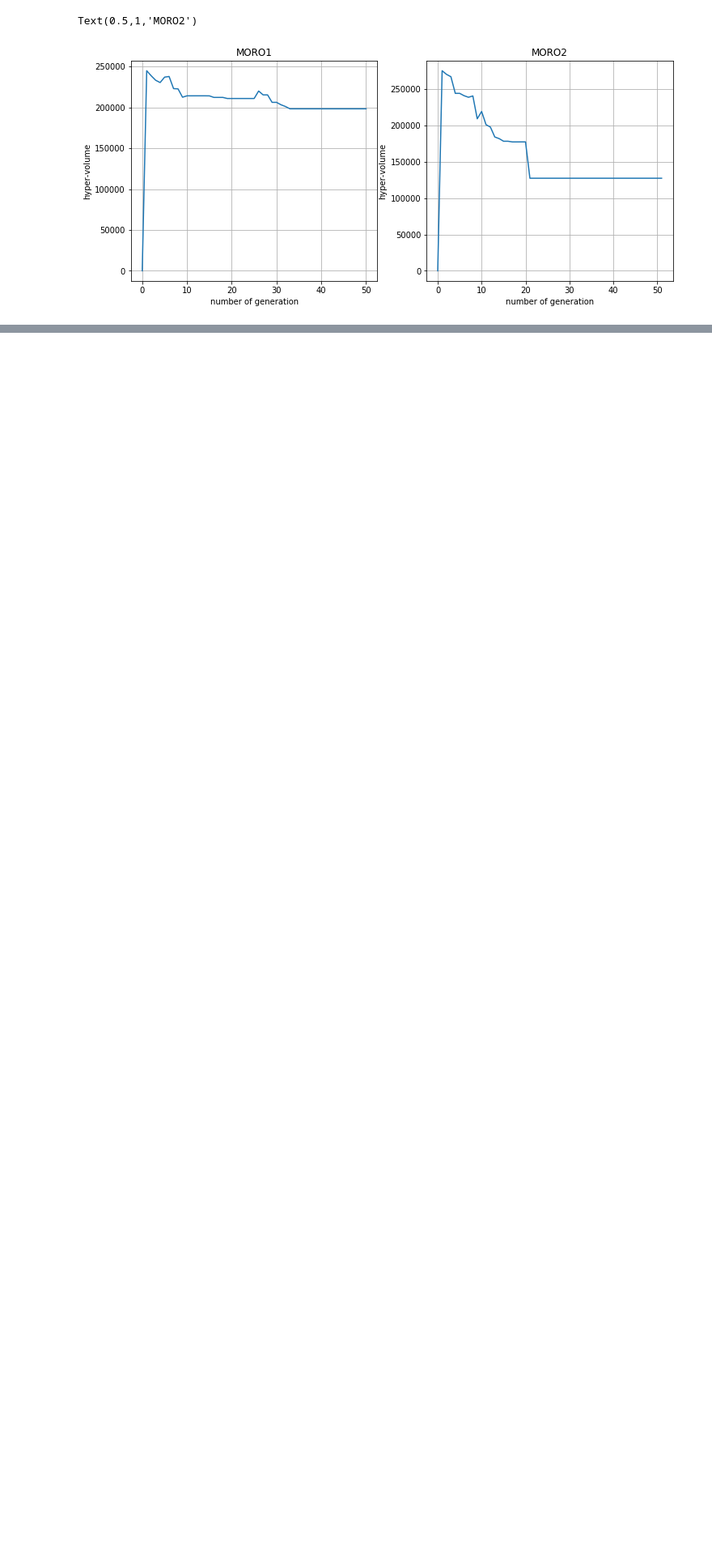
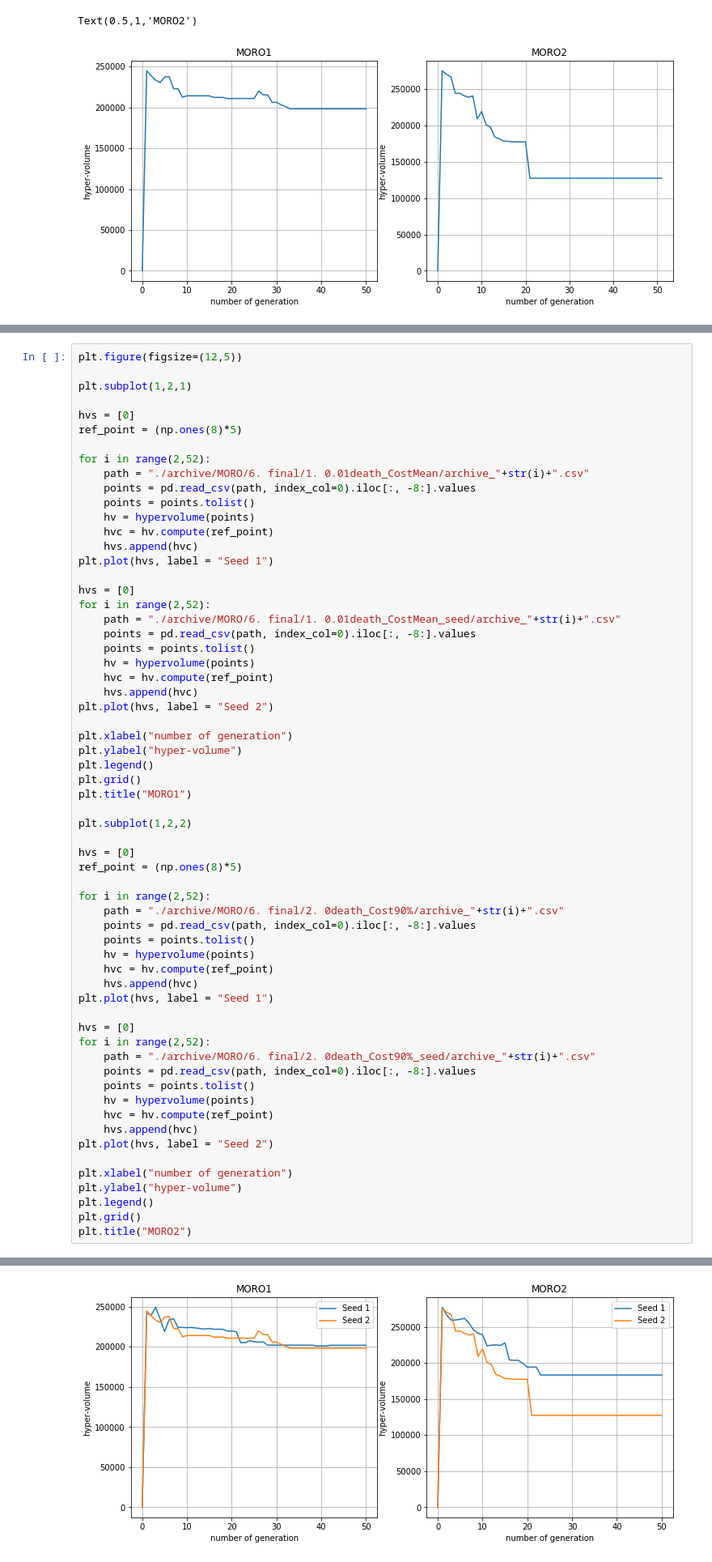
Before and after one commit to yuvenious/epa1361_titan, a Jupyter notebook: final assignment/hv_calculation.ipynb, the cells around one changed output, grey strips where cells are left out. Shown: that part at 81% size. Drawn from its saved outputs; the diff is of its cells as text; blank space fills up the shorter version.

```diff
--- a/final assignment/hv_calculation.ipynb
+++ b/final assignment/hv_calculation.ipynb
@@ -126,0 +130,63 @@ Text(0.5,1,'MORO2')
+# %%
+plt.figure(figsize=(12,5))
+
+plt.subplot(1,2,1)
+
+hvs = [0]
+ref_point = (np.ones(8)*5)
+
+for i in range(2,52):
+    path = "./archive/MORO/6. final/1. 0.01death_CostMean/archive_"+str(i)+".csv"
+    points = pd.read_csv(path, index_col=0).iloc[:, -8:].values
+    points = points.tolist()
+    hv = hypervolume(points)
+    hvc = hv.compute(ref_point)
+    hvs.append(hvc)
+plt.plot(hvs, label = "Seed 1")
+
+hvs = [0]
+for i in range(2,52):
+    path = "./archive/MORO/6. final/1. 0.01death_CostMean_seed/archive_"+str(i)+".csv"
+    points = pd.read_csv(path, index_col=0).iloc[:, -8:].values
+    points = points.tolist()
+    hv = hypervolume(points)
+    hvc = hv.compute(ref_point)
+    hvs.append(hvc)
+plt.plot(hvs, label = "Seed 2")
+
+plt.xlabel("number of generation")
+plt.ylabel("hyper-volume")
+plt.legend()
+plt.grid()
+plt.title("MORO1")
+
+plt.subplot(1,2,2)
+
+hvs = [0]
+ref_point = (np.ones(8)*5)
+
+for i in range(2,52):
+    path = "./archive/MORO/6. final/2. 0death_Cost90%/archive_"+str(i)+".csv"
+    points = pd.read_csv(path, index_col=0).iloc[:, -8:].values
+    points = points.tolist()
+    hv = hypervolume(points)
+    hvc = hv.compute(ref_point)
+    hvs.append(hvc)
+plt.plot(hvs, label = "Seed 1")
+
+hvs = [0]
+for i in range(2,52):
+    path = "./archive/MORO/6. final/2. 0death_Cost90%_seed/archive_"+str(i)+".csv"
+    points = pd.read_csv(path, index_col=0).iloc[:, -8:].values
+    points = points.tolist()
+    hv = hypervolume(points)
+    hvc = hv.compute(ref_point)
+    hvs.append(hvc)
+plt.plot(hvs, label = "Seed 2")
+
+plt.xlabel("number of generation")
+plt.ylabel("hyper-volume")
+plt.legend()
+plt.grid()
+plt.title("MORO2")
+# %% [output]
@@ -126,0 +194 @@ Text(0.5,1,'MORO2')
+[figure, added]
```
Also changed, not shown: parts of 3 cells of this notebook, 1 other file.
